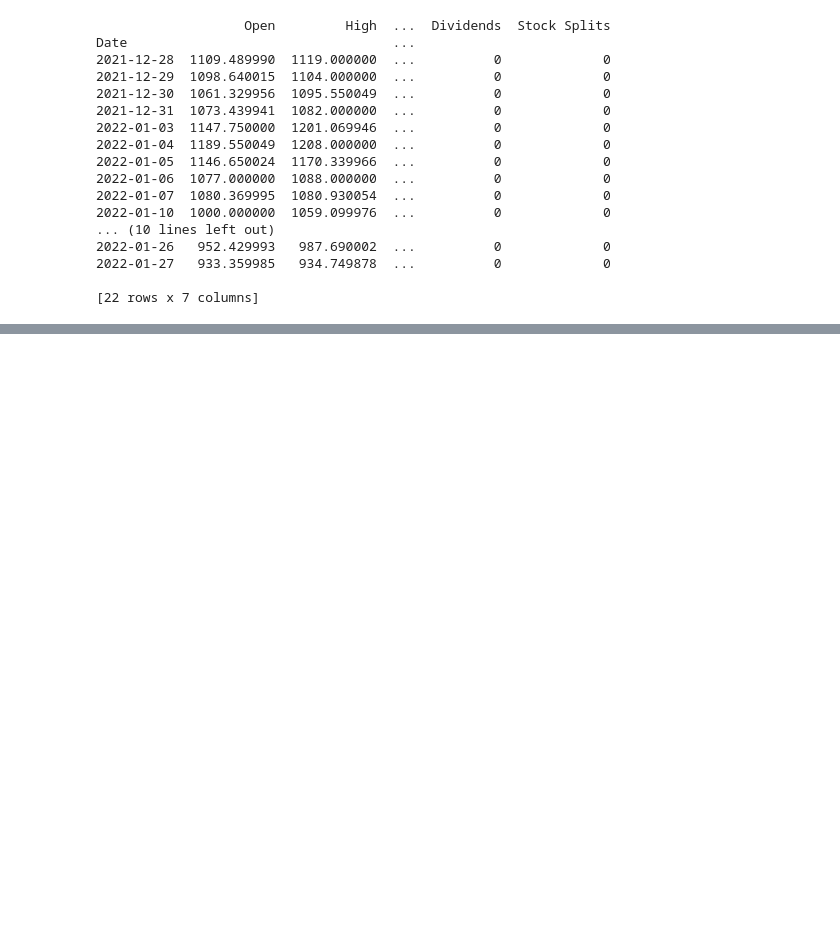
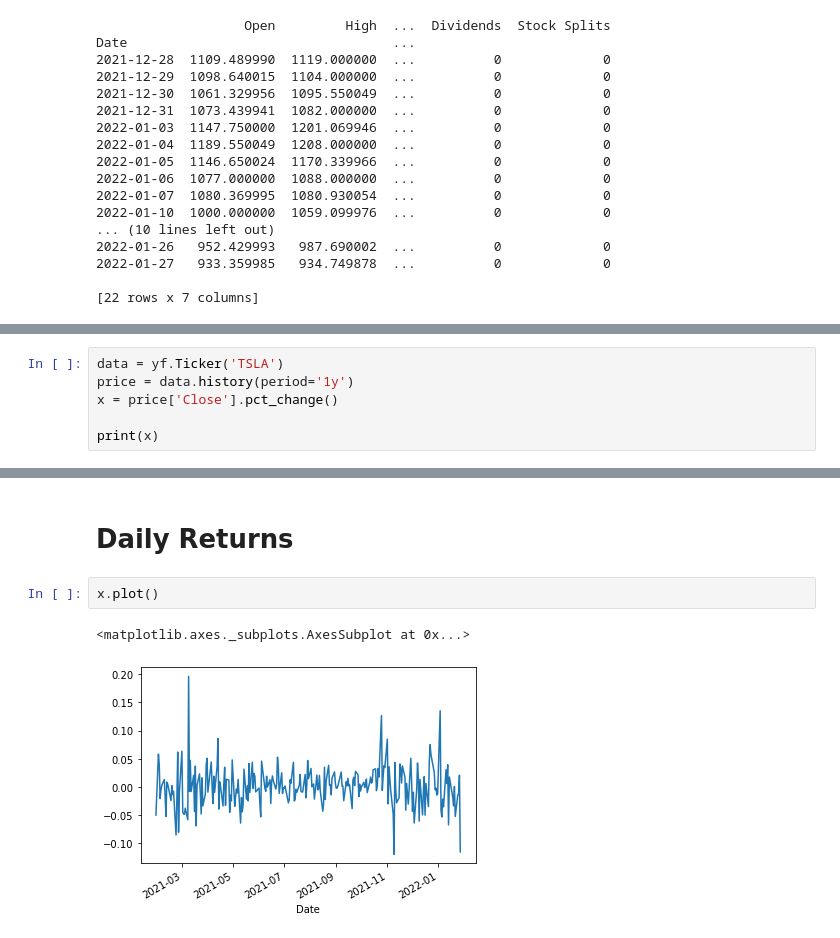
Before and after one commit to chandi-mptk/Python-for-Finance-Learn, a Jupyter notebook: Python-Finance-Accessing-Data-L2.ipynb, the cells around one changed output, grey strips where cells are left out. Drawn from its saved outputs; the diff is of its cells as text; blank space fills up the shorter version.

```diff
--- a/Python-Finance-Accessing-Data-L2.ipynb
+++ b/Python-Finance-Accessing-Data-L2.ipynb
@@ -340,0 +426,6 @@ Date                                  ...
+# %%
+data = yf.Ticker('TSLA')
+price = data.history(period='1y')
+x = price['Close'].pct_change()
+
+print(x)
@@ -340,0 +446,7 @@ Date                                  ...
+# %% [markdown]
+# Daily Returns
+# %%
+x.plot()
+# %% [output]
+<matplotlib.axes._subplots.AxesSubplot at 0x...>
+[figure, added]
```
Also changed, not shown: parts of 11 cells of this notebook, 1 other file.
